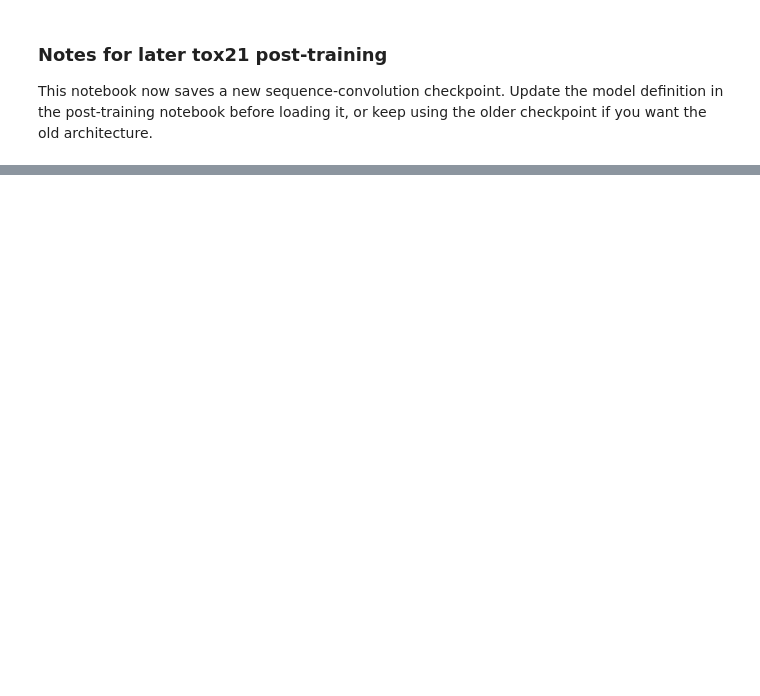
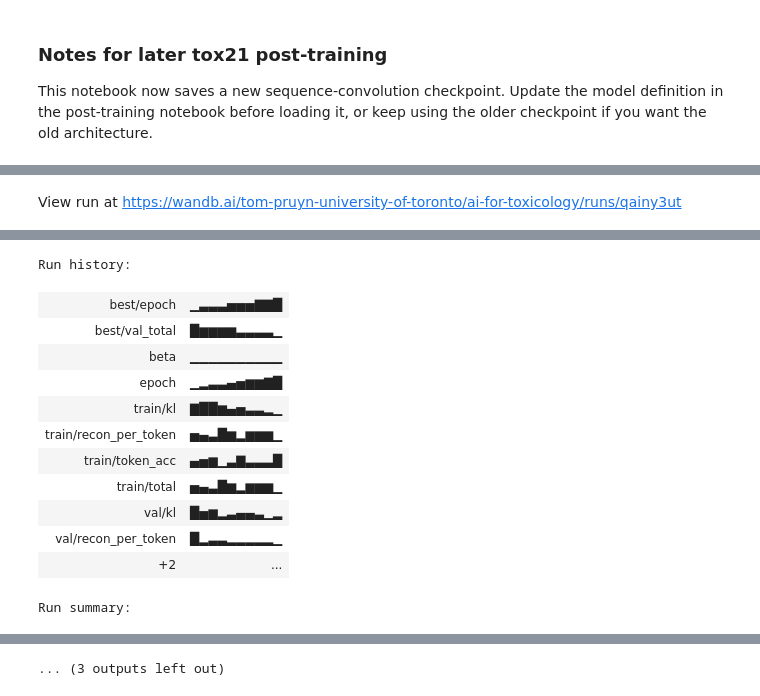
Before and after one commit to iamthomaspruyn/AI-for-Toxicology, a Jupyter notebook: PreTrained_VAE.ipynb, the cells around one changed output, grey strips where cells are left out. Saved outputs shown, nothing was run; the diff lists cells and outputs as text; code cells hidden in the pictures; blank space fills up the shorter version.

```diff
--- a/PreTrained_VAE.ipynb
+++ b/PreTrained_VAE.ipynb
@@ -635,0 +777,65 @@ This notebook now saves a new sequence-convolution checkpoint. Update the model
+# %%
+continued_run_name = f"{WANDB_RUN_NAME}-resume-{start_epoch + EXTRA_EPOCHS}"
+
+model, history, checkpoint_info = train_model(
+    train_x,
+    val_x,
+    model=model_resume,
+    optimizer=optimizer_resume,
+    history=history_resume,
+    start_epoch=start_epoch,
+    num_epochs=EXTRA_EPOCHS,
+    checkpoint_dir=CHECKPOINT_DIR,
+    checkpoint_stem=CHECKPOINT_STEM,
+    save_epoch_checkpoints=SAVE_EPOCH_CHECKPOINTS,
+    wandb_run_name=continued_run_name,
+)
+
+final_beta = history["beta"][-1]
+test_metrics = evaluate(model, test_x, beta=final_beta)
+
+final_epoch = len(history["beta"])
+continuation_ckpt_path = CHECKPOINT_DIR / f"{CHECKPOINT_STEM}_continued_to_epoch_{final_epoch:03d}.pt"
+torch.save(
+    _checkpoint_payload(
+        model,
+        history,
+        epoch=final_epoch,
+        best_epoch=checkpoint_info["best_epoch"],
+        best_val_total=checkpoint_info["best_val_total"],
+        optimizer=optimizer_resume,
+        test_metrics=test_metrics,
+    ),
+    continuation_ckpt_path,
+)
+
+# Refresh *_last with test metrics from the continued model.
+torch.save(
+    _checkpoint_payload(
+        model,
+        history,
+        epoch=final_epoch,
+        best_epoch=checkpoint_info["best_epoch"],
+        best_val_total=checkpoint_info["best_val_total"],
+        optimizer=optimizer_resume,
+        test_metrics=test_metrics,
+    ),
+    CHECKPOINT_DIR / f"{CHECKPOINT_STEM}_last.pt",
+)
+
+pd.DataFrame(
+    [
+        {
+            "start_epoch": start_epoch,
+            "end_epoch": final_epoch,
+            "best_epoch": checkpoint_info["best_epoch"],
+            "best_val_total": checkpoint_info["best_val_total"],
+            "test_total": test_metrics["total"],
+            "test_token_acc": test_metrics["token_acc"],
+            "checkpoint_best": str(CHECKPOINT_DIR / f"{CHECKPOINT_STEM}_best.pt"),
+            "checkpoint_last": str(CHECKPOINT_DIR / f"{CHECKPOINT_STEM}_last.pt"),
+            "checkpoint_continued": str(continuation_ckpt_path),
+        }
+    ]
+)
+# %% [output]
@@ -635,0 +847 @@ This notebook now saves a new sequence-convolution checkpoint. Update the model
+View run at https://wandb.ai/tom-pruyn-university-of-toronto/ai-for-toxicology/runs/qainy3ut
@@ -635,0 +860,13 @@ This notebook now saves a new sequence-convolution checkpoint. Update the model
+Run history:
+| best/epoch | ▁▃▃▃▅▅▅▇▇█ |
+| best/val_total | █▆▆▆▆▃▃▃▃▁ |
+| beta | ▁▁▁▁▁▁▁▁▁▁ |
+| epoch | ▁▂▃▃▄▅▆▆▇█ |
+| train/kl | ▇██▆▄▅▃▃▂▁ |
+| train/recon_per_token | ▅▄▃█▆▂▆▆▆▁ |
+| train/token_acc | ▄▅▆▁▃▇▃▃▃█ |
+| train/total | ▅▄▃█▆▂▆▆▆▁ |
+| val/kl | █▅▆▂▃▄▄▃▁▂ |
+| val/recon_per_token | █▂▃▃▂▂▂▂▂▁ |
+| +2 | ... |
+Run summary:
@@ -635,0 +884 @@ This notebook now saves a new sequence-convolution checkpoint. Update the model
+... (3 outputs left out)
```
Also changed, not shown: parts of 18 cells of this notebook, 25 other files.
